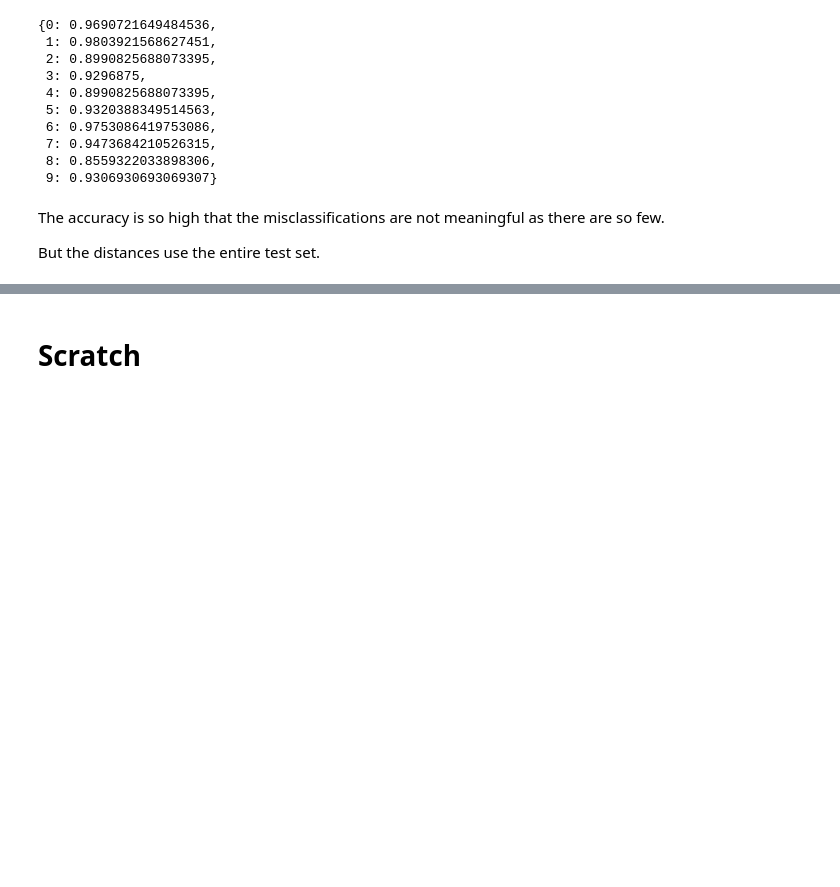
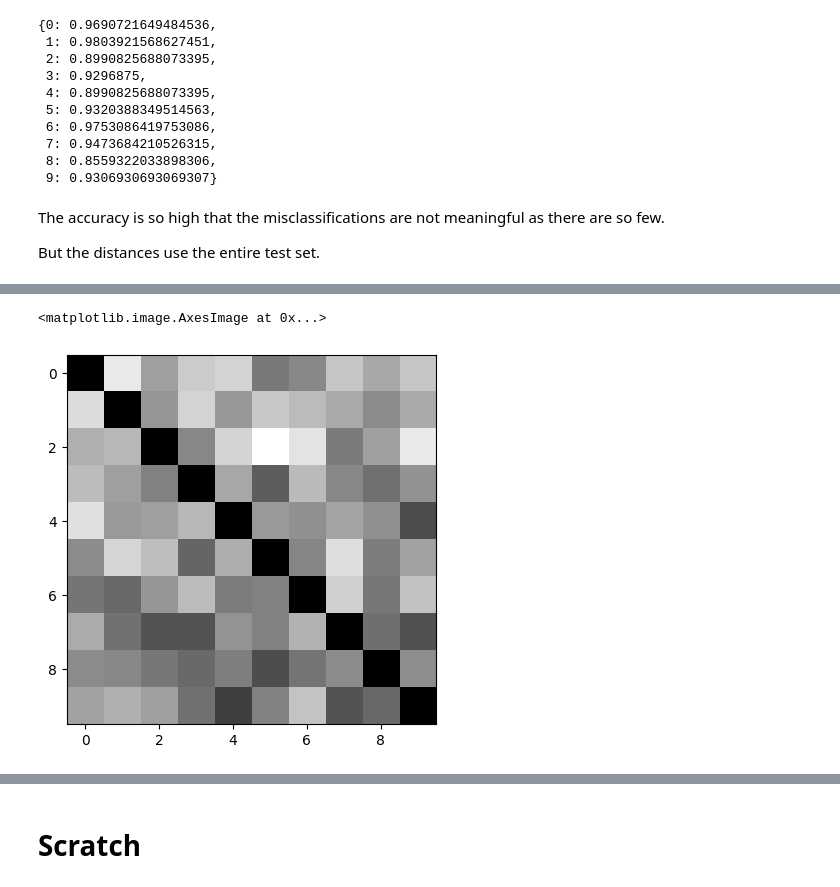
Before and after one commit to gjohl/xai, a Jupyter notebook: notebooks/research/phd-55-digit-distances-initial-exploration.ipynb, the cells around one changed output, grey strips where cells are left out. Cells and saved outputs as stored; diff of their text form; code cells hidden in the pictures; blank space fills up the shorter version.

```diff
--- a/notebooks/research/phd-55-digit-distances-initial-exploration.ipynb
+++ b/notebooks/research/phd-55-digit-distances-initial-exploration.ipynb
@@ -409,0 +479,4 @@ But the distances use the entire test set.
+# %%
+diag_values = np.diag(results_df.to_numpy())
+scaled_results_df = (results_df / diag_values) - 1
+scaled_results_df
@@ -409,0 +495,4 @@ But the distances use the entire test set.
+# %%
+scaled_results_df2 = results_df.copy()
+for i in range(10):
+    scaled_results_df2.loc[i, :] = (scaled_results_df2.loc[i, :] / diag_values[i]) - 1
@@ -409,0 +513,5 @@ But the distances use the entire test set.
+# %%
+plt.imshow(scaled_results_df2, cmap='gray')
+# %% [output]
+<matplotlib.image.AxesImage at 0x...>
+[figure, added]
```
Also changed, not shown: parts of 30 cells of this notebook, 3 other files.
